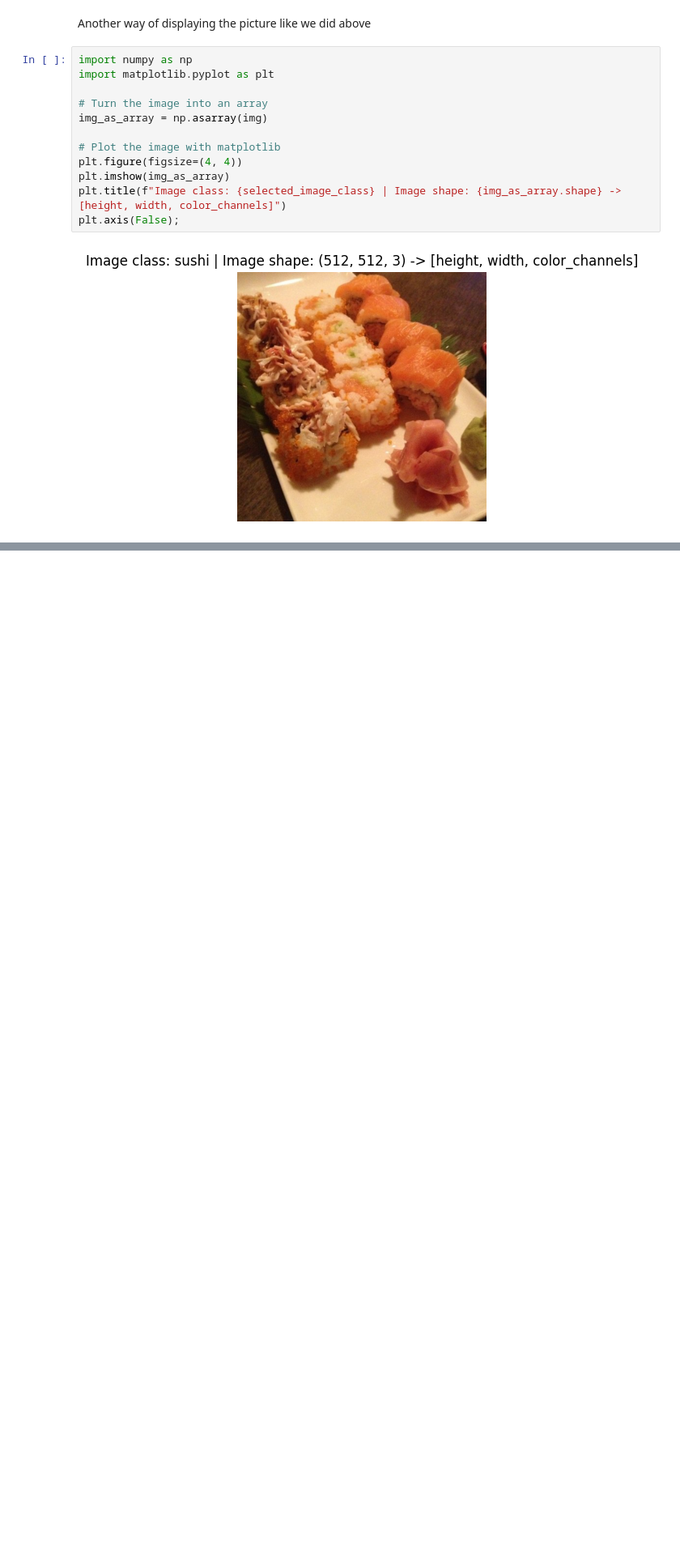
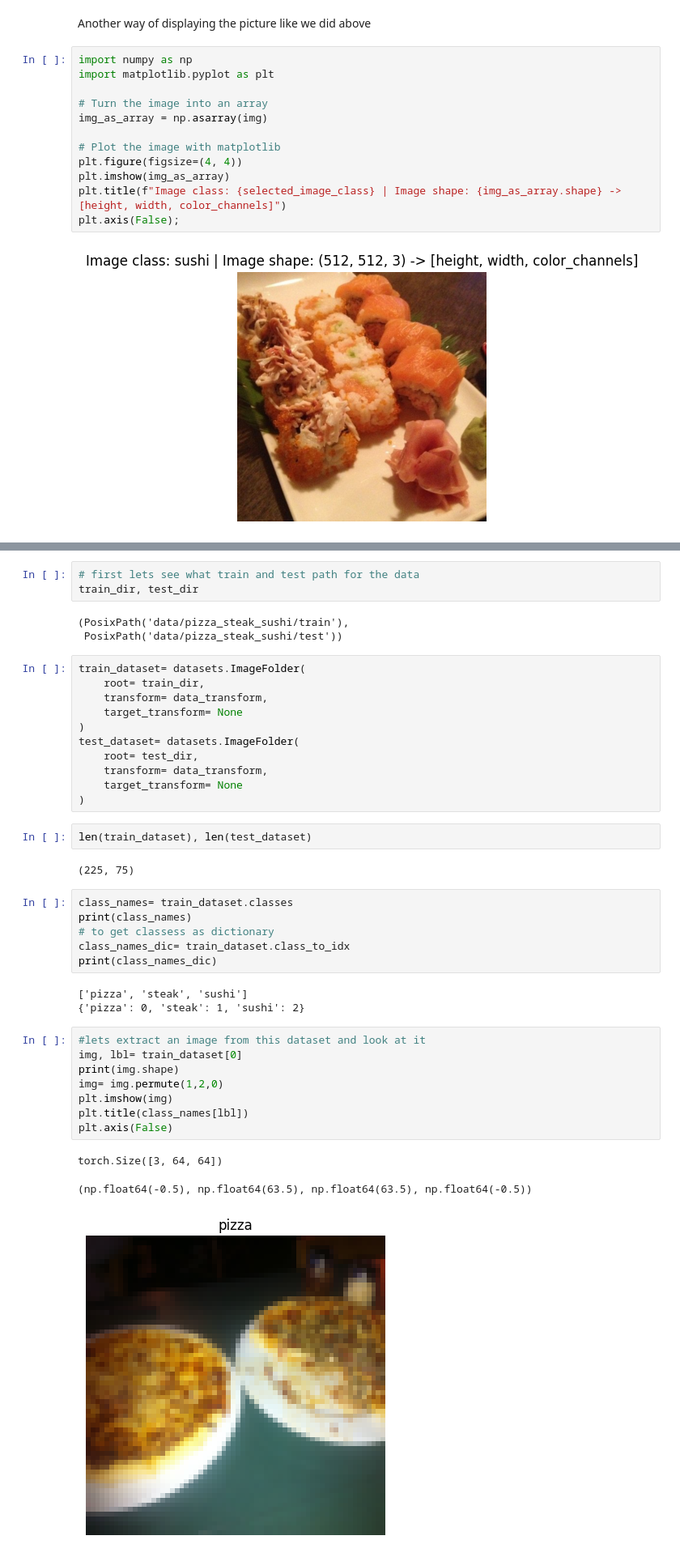
Before and after one commit to Zeckaris/pytorch-small-projects, a Jupyter notebook: customDatasetUsage.ipynb, the cells around one changed output, grey strips where cells are left out. Shown at 81% size. Cells and saved outputs as stored; diff of their text form; blank space fills up the shorter version.

```diff
--- a/customDatasetUsage.ipynb
+++ b/customDatasetUsage.ipynb
@@ -132,0 +176,42 @@ plt.axis(False);
+# %%
+# first lets see what train and test path for the data
+train_dir, test_dir
+# %% [output]
+(PosixPath('data/pizza_steak_sushi/train'),
+ PosixPath('data/pizza_steak_sushi/test'))
+# %%
+train_dataset= datasets.ImageFolder(
+    root= train_dir,
+    transform= data_transform,
+    target_transform= None
+)
+test_dataset= datasets.ImageFolder(
+    root= test_dir,
+    transform= data_transform,
+    target_transform= None
+)
+# %%
+len(train_dataset), len(test_dataset)
+# %% [output]
+(225, 75)
+# %%
+class_names= train_dataset.classes
+print(class_names)
+# to get classess as dictionary
+class_names_dic= train_dataset.class_to_idx
+print(class_names_dic)
+# %% [output]
+['pizza', 'steak', 'sushi']
+{'pizza': 0, 'steak': 1, 'sushi': 2}
+# %%
+#lets extract an image from this dataset and look at it
+img, lbl= train_dataset[0]
+print(img.shape)
+img= img.permute(1,2,0)
+plt.imshow(img)
+plt.title(class_names[lbl])
+plt.axis(False)
+# %% [output]
+torch.Size([3, 64, 64])
+(np.float64(-0.5), np.float64(63.5), np.float64(63.5), np.float64(-0.5))
+[figure, added]
```
Also changed, not shown: parts of 30 cells of this notebook.
